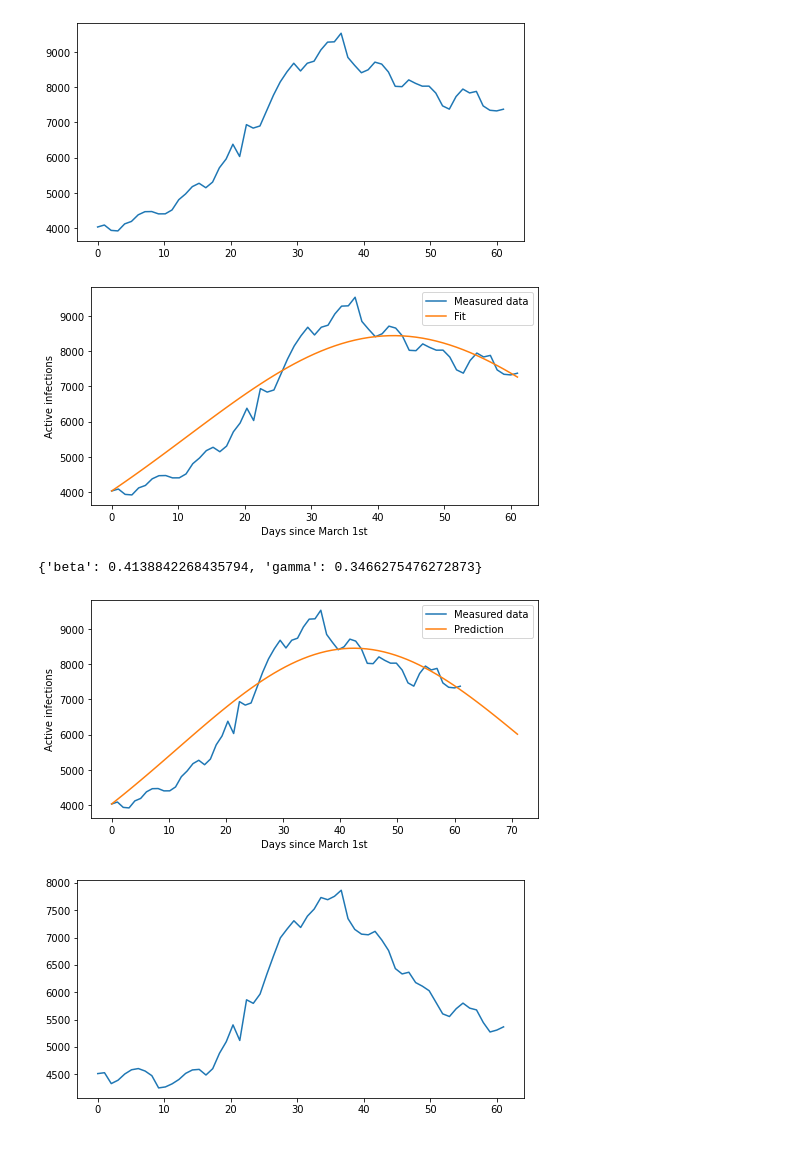
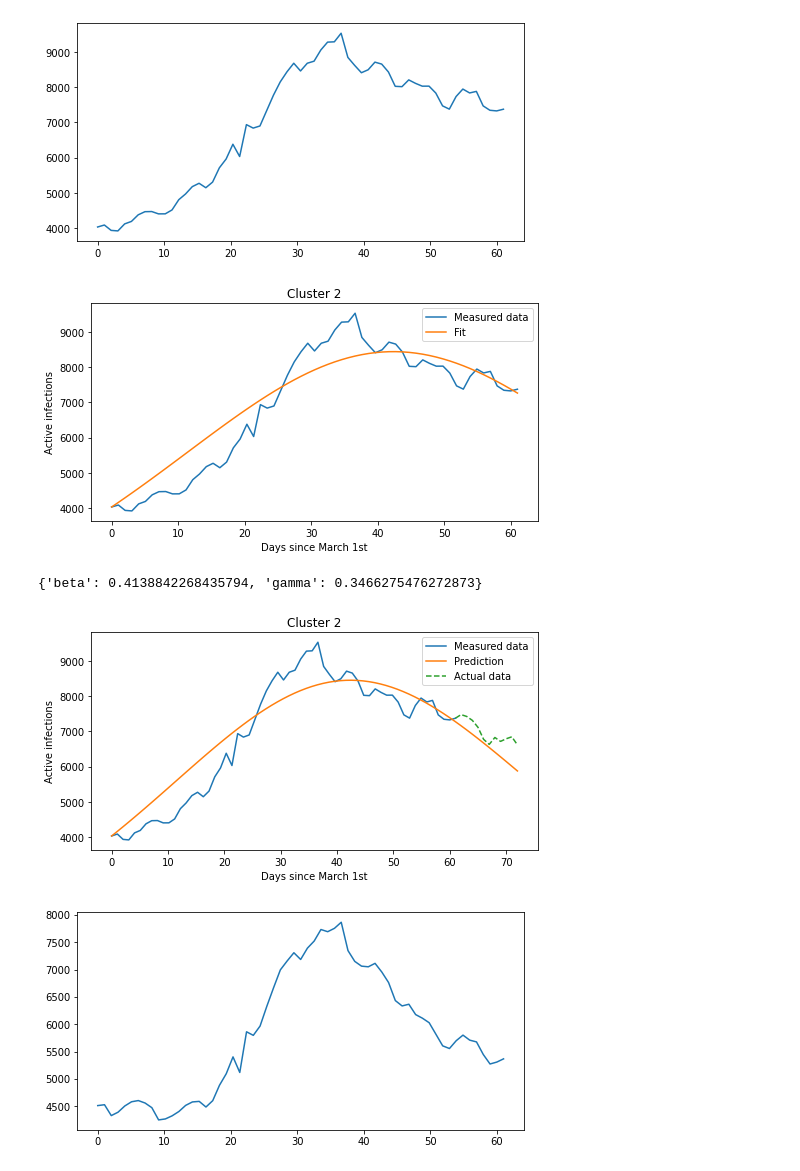
Before and after one commit to ThibaultMagnini/Kmeans-COVID-19-BelgianProvinces, a Jupyter notebook: SIR-Model/provinces_fitting.ipynb, the cells around one changed output. Cells and saved outputs as stored; diff of their text form; code cells hidden in the pictures.

```diff
--- a/SIR-Model/provinces_fitting.ipynb
+++ b/SIR-Model/provinces_fitting.ipynb
@@ -176,42 +179,45 @@ total2 = res[2]["total"]
 # %%
 pop = 1346840
 S0 = round((pop - total2[107]))
 I0 = round(active2[107])
 R0 = round(recovered2[107])
 
 mod = lmfit.Model(f)
 mod.set_param_hint("beta", value=0.05, vary=True, min=0)
 mod.set_param_hint("gamma", value=0.05, vary=True, min=0)
 params = mod.make_params()
 result = mod.fit(active2[107:168], params, method='leastsq', x=x)
 plt.figure(figsize=(8, 4))
 plt.plot(x, active2[107:168], label="Measured data")
 plt.plot(x, result.best_fit, label="Fit")
 plt.xlabel("Days since March 1st")
 plt.ylabel("Active infections")
+plt.title("Cluster 2")
 plt.legend()
 plt.show()
 result.best_values
 # %% [output]
-[figure, old version]
+[figure, new version]
 {'beta': 0.4138842268435794, 'gamma': 0.3466275476272873}
 # %%
 beta = 0.4139
 gamma = 0.3466
 
-time_steps = np.linspace(0, 71, 71)
+time_steps = np.linspace(0, 72, 72)
 
 _, I, _ = ODESolver(S0, I0, R0, beta, gamma).T
 
 plt.figure(figsize=(8, 4))
 plt.plot(x, active2[107:168], label="Measured data")
 plt.plot(time_steps, I, label="Prediction")
+plt.plot([*range(61, 73, 1)], active2[167:len(active2) - 1], '--', label="Actual data")
 plt.xlabel("Days since March 1st")
 plt.ylabel("Active infections")
+plt.title("Cluster 2")
 plt.legend()
 plt.show()
 # %% [output]
-[figure, old version]
+[figure, new version]
 # %%
 # Cluster 3
 time_steps = np.linspace(0, 61, 61)
```
Also changed, not shown: parts of 10 cells of this notebook, 5 other files.
